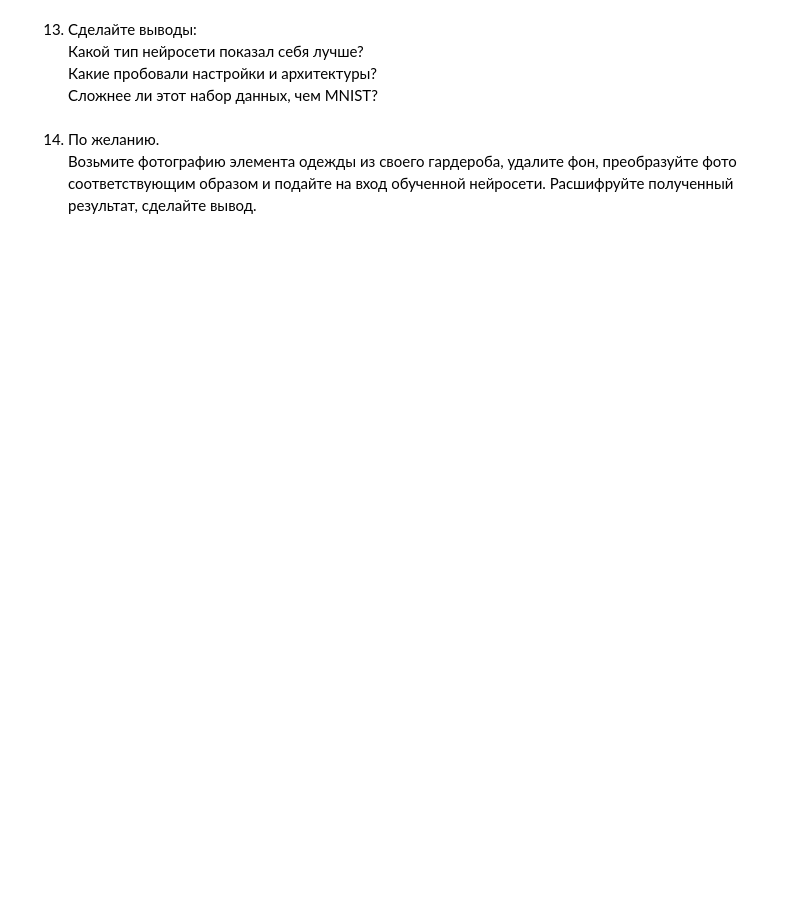
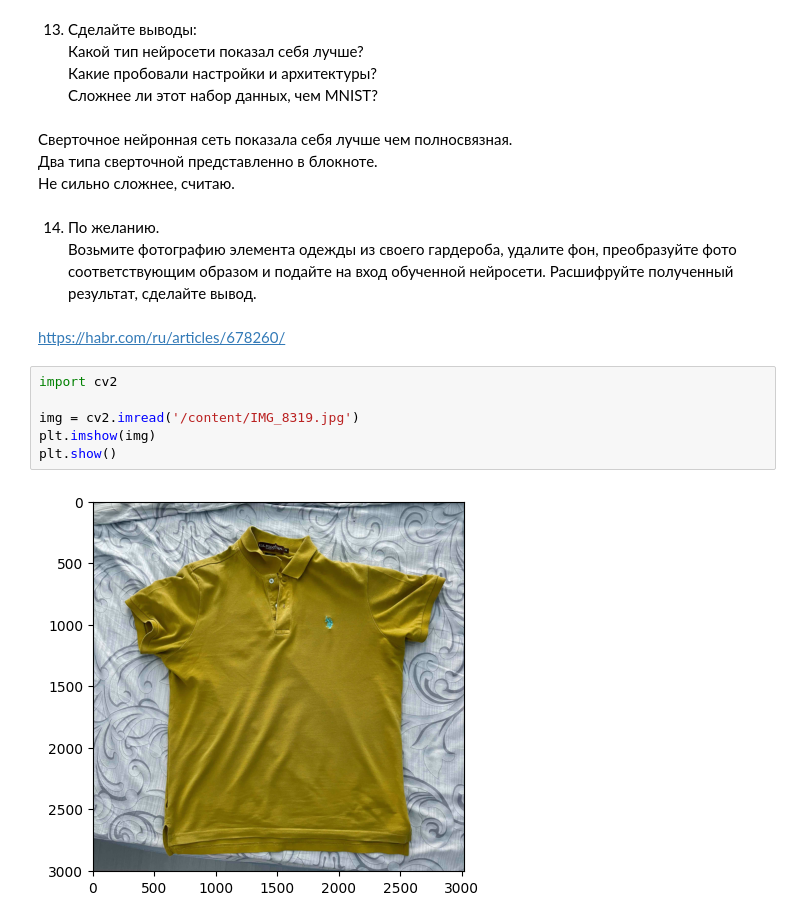
Before and after one commit to cherniakov/skillbox, a Jupyter notebook: 4_5_Практическая_работа.ipynb, the cells around one changed output. Saved outputs shown, nothing was run; the diff lists cells and outputs as text; blank space fills up the shorter version.

```diff
--- a/4_5_Практическая_работа.ipynb
+++ b/4_5_Практическая_работа.ipynb
@@ -317,6 +390,20 @@ hist_df
 Какой тип нейросети показал себя лучше?
 Какие пробовали настройки и архитектуры?
 Сложнее ли этот набор данных, чем MNIST?
+# %% [markdown]
+Сверточное нейронная сеть показала себя лучше чем полносвязная.
+Два типа сверточной представленно в блокноте.
+Не сильно сложнее, считаю.
 # %% [markdown]
 14. По желанию.
 Возьмите фотографию элемента одежды из своего гардероба, удалите фон, преобразуйте фото соответствующим образом и подайте на вход обученной нейросети. Расшифруйте полученный результат, сделайте вывод.
+# %% [markdown]
+https://habr.com/ru/articles/678260/
+# %%
+import cv2
+
+img = cv2.imread('/content/IMG_8319.jpg')
+plt.imshow(img)
+plt.show()
+# %% [output]
+[figure, added]
```
Also changed, not shown: parts of 23 cells of this notebook.
